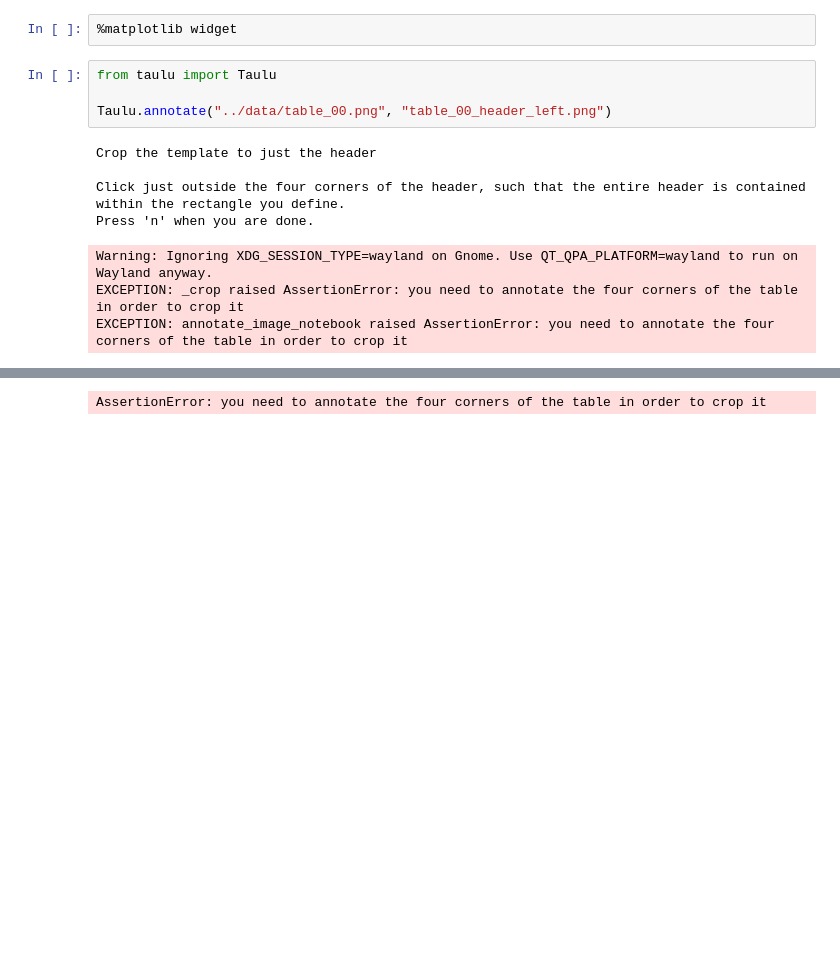
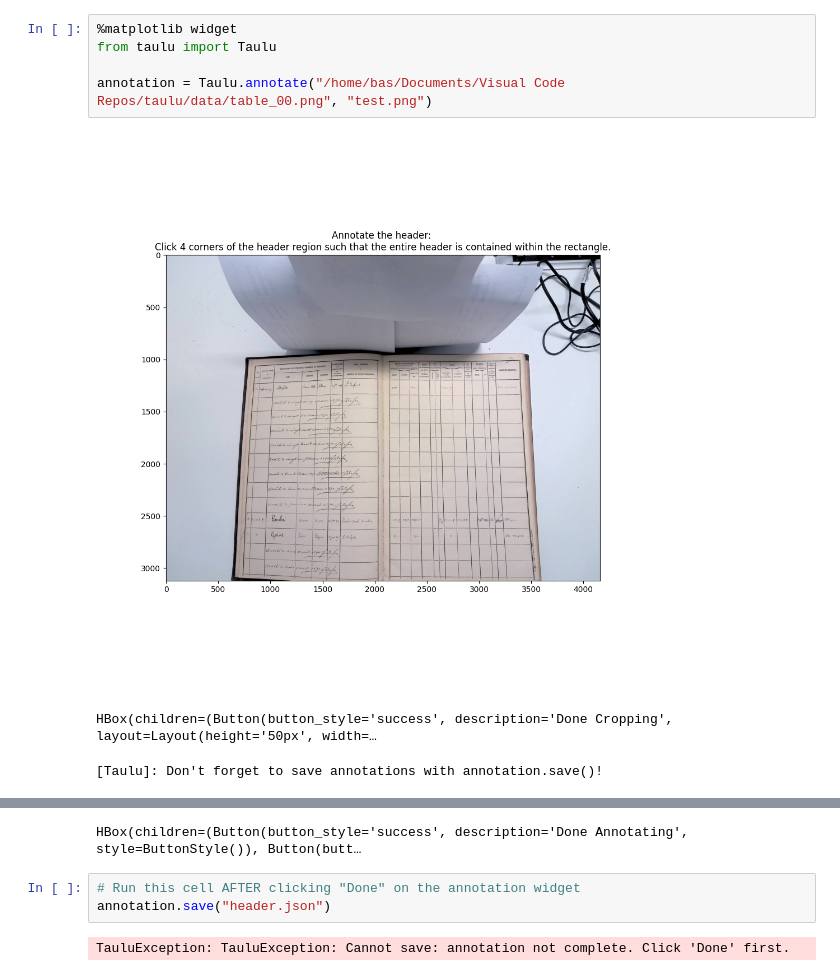
Before and after one commit to GhentCDH/taulu, a Jupyter notebook: examples/demo.ipynb, the cells around one changed output, grey strips where cells are left out. Cells and saved outputs as stored; diff of their text form; blank space fills up the shorter version.

Commit message:
feat: first working implementation of notebook functionality

```diff
--- a/examples/demo.ipynb
+++ b/examples/demo.ipynb
@@ -1,14 +1,9 @@
-# %%
-%matplotlib widget
 # %%
+%matplotlib widget
 from taulu import Taulu
 
-Taulu.annotate("../data/table_00.png", "table_00_header_left.png")
+annotation = Taulu.annotate("/home/bas/Documents/Visual Code Repos/taulu/data/table_00.png", "test.png")
 # %% [output]
+[figure, added]
-Crop the template to just the header
-
-Click just outside the four corners of the header, such that the entire header is contained within the rectangle you define.
-Press 'n' when you are done.
+HBox(children=(Button(button_style='success', description='Done Cropping', layout=Layout(height='50px', width=…
-Warning: Ignoring XDG_SESSION_TYPE=wayland on Gnome. Use QT_QPA_PLATFORM=wayland to run on Wayland anyway.
-EXCEPTION: _crop raised AssertionError: you need to annotate the four corners of the table in order to crop it
-EXCEPTION: annotate_image_notebook raised AssertionError: you need to annotate the four corners of the table in order to crop it
+[Taulu]: Don't forget to save annotations with annotation.save()!
@@ -15 +11,6 @@ EXCEPTION: annotate_image_notebook raised AssertionError: you need to annotate t
-AssertionError: you need to annotate the four corners of the table in order to crop it
+HBox(children=(Button(button_style='success', description='Done Annotating', style=ButtonStyle()), Button(butt…
+# %%
+# Run this cell AFTER clicking "Done" on the annotation widget
+annotation.save("header.json")
+# %% [output]
+TauluException: TauluException: Cannot save: annotation not complete. Click 'Done' first.
```
Also changed, not shown: parts of 1 cell of this notebook, 5 other files.
